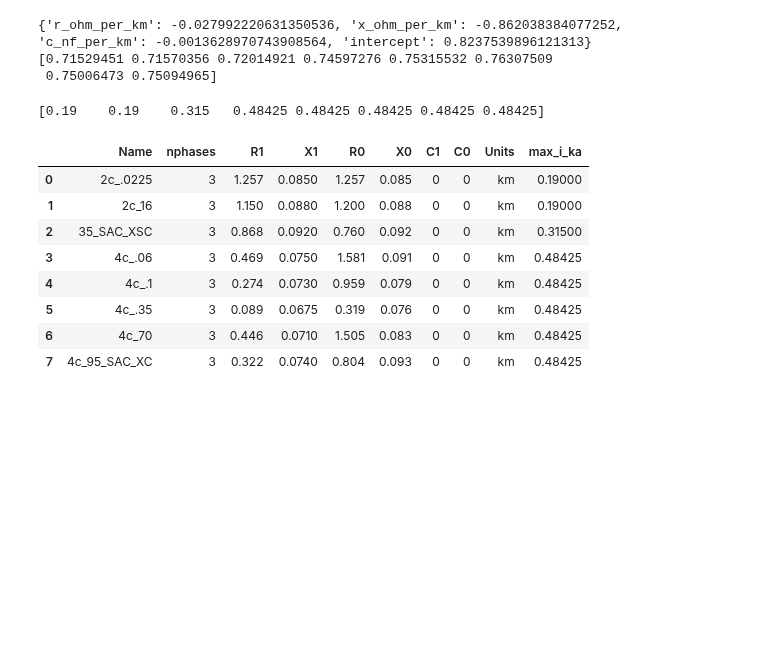
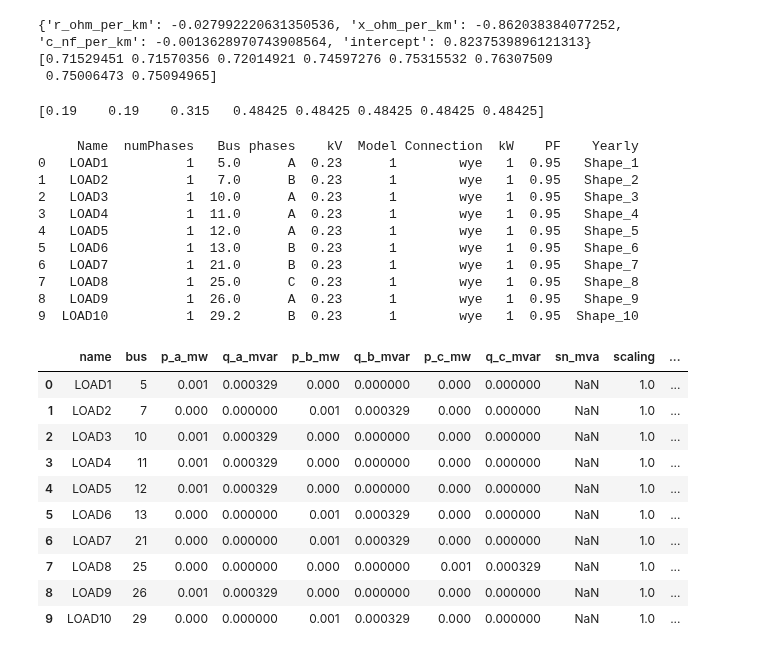
Before and after one commit to antoniovitorvb/IST-thesis-hosting-capacity, a Jupyter notebook: code/power_run2.ipynb, the cells around one changed output. Saved outputs shown, nothing was run; the diff lists cells and outputs as text; code cells hidden in the pictures; blank space fills up the shorter version.

```diff
--- a/code/power_run2.ipynb
+++ b/code/power_run2.ipynb
@@ -126,27 +126,22 @@ x_test_scaled = scaler.fit_transform(x_test)
 knn = KNeighborsRegressor(n_neighbors=4)
 knn.fit(X_scaled, Y)
 
-y_pred = knn.predict(x_test_scaled)
-print(y_pred)
+y_pred_knn = knn.predict(x_test_scaled)
+print(y_pred_knn)
 
-lineCodes_df['max_i_ka'] = y_pred
-lineCodes_df
+# lineCodes_df['max_i_ka'] = y_pred_knn
+# lineCodes_df
 # %% [output]
 [0.19    0.19    0.315   0.48425 0.48425 0.48425 0.48425 0.48425]
-|  | Name | nphases | R1 | X1 | R0 | X0 | C1 | C0 | Units | max_i_ka |
-| 0 | 2c_.0225 | 3 | 1.257 | 0.0850 | 1.257 | 0.085 | 0 | 0 | km | 0.19000 |
-| 1 | 2c_16 | 3 | 1.150 | 0.0880 | 1.200 | 0.088 | 0 | 0 | km | 0.19000 |
-| 2 | 35_SAC_XSC | 3 | 0.868 | 0.0920 | 0.760 | 0.092 | 0 | 0 | km | 0.31500 |
-| 3 | 4c_.06 | 3 | 0.469 | 0.0750 | 1.581 | 0.091 | 0 | 0 | km | 0.48425 |
-| 4 | 4c_.1 | 3 | 0.274 | 0.0730 | 0.959 | 0.079 | 0 | 0 | km | 0.48425 |
-| 5 | 4c_.35 | 3 | 0.089 | 0.0675 | 0.319 | 0.076 | 0 | 0 | km | 0.48425 |
-| 6 | 4c_70 | 3 | 0.446 | 0.0710 | 1.505 | 0.083 | 0 | 0 | km | 0.48425 |
-| 7 | 4c_95_SAC_XC | 3 | 0.322 | 0.0740 | 0.804 | 0.093 | 0 | 0 | km | 0.48425 |
+# %%
+lineCodes_df['max_i_ka'] = y_pred_knn
+# lineCodes_df['max_i_ka'] = y_pred_lr
 # %%
 full_line_df = lines_df.merge(lineCodes_df, left_on="LineCode", right_on="Name", how="left")
 full_line_df.head(10)
 
-for _, line in full_line_df.head().iterrows():
+net.line.drop(net.line.index, inplace=True)
+for _, line in full_line_df.iterrows():
     # print(line)
     pp.create_line_from_parameters(
         net, from_bus = line['Bus1'], to_bus = line['Bus2'],
@@ -161,0 +155,57 @@ for _, line in full_line_df.head().iterrows():
+# %%
+import math
+
+# Create Loads
+loads_df = pd.read_excel(os.path.join(data_dir, "Loads.xlsx"), skiprows=2)
+print(loads_df.head(10))
+
+net.asymmetric_load.drop(net.asymmetric_load.index, inplace=True)
+load_map = {}
+for _, row in loads_df.iterrows():
+    # print(_, '->', row)
+    bus_id = math.floor(row['Bus'])
+    pa = qa = pb = qb = pc = qc = 0
+    if (bus_id in bus_map) & (row['phases'] in {'A', 'B', 'C'}):
+        if row['phases']=='A':
+            pa = row['kW'] / 1000
+            qa = row['kW']/1000 * np.tan(np.arccos(row['PF']))
+
+        elif row['phases']=='B':
+            pb = row['kW'] / 1000
+            qb = row['kW']/1000 * np.tan(np.arccos(row['PF']))
+        else: # row['phases']=='C'
+            pc = row['kW'] / 1000
+            qc = row['kW']/1000 * np.tan(np.arccos(row['PF']))
+        load = pp.create_asymmetric_load(
+            net, bus=bus_id,
+            p_a_mw=pa, q_a_mvar=qa,
+            p_b_mw=pb, q_b_mvar=qb,
+            p_c_mw=pc, q_c_mvar=qc,
+            name=row['Name']
+        )
+        load_map[load] = row['Yearly']
+
+net.asymmetric_load.head(10)
+# %% [output]
+     Name  numPhases   Bus phases    kV  Model Connection  kW    PF    Yearly
+0   LOAD1          1   5.0      A  0.23      1        wye   1  0.95   Shape_1
+1   LOAD2          1   7.0      B  0.23      1        wye   1  0.95   Shape_2
+2   LOAD3          1  10.0      A  0.23      1        wye   1  0.95   Shape_3
+3   LOAD4          1  11.0      A  0.23      1        wye   1  0.95   Shape_4
+4   LOAD5          1  12.0      A  0.23      1        wye   1  0.95   Shape_5
+5   LOAD6          1  13.0      B  0.23      1        wye   1  0.95   Shape_6
+6   LOAD7          1  21.0      B  0.23      1        wye   1  0.95   Shape_7
+7   LOAD8          1  25.0      C  0.23      1        wye   1  0.95   Shape_8
+8   LOAD9          1  26.0      A  0.23      1        wye   1  0.95   Shape_9
+9  LOAD10          1  29.2      B  0.23      1        wye   1  0.95  Shape_10
+|  | name | bus | p_a_mw | q_a_mvar | p_b_mw | q_b_mvar | p_c_mw | q_c_mvar | sn_mva | scaling | ... |
+| 0 | LOAD1 | 5 | 0.001 | 0.000329 | 0.000 | 0.000000 | 0.000 | 0.000000 | NaN | 1.0 | ... |
+| 1 | LOAD2 | 7 | 0.000 | 0.000000 | 0.001 | 0.000329 | 0.000 | 0.000000 | NaN | 1.0 | ... |
+| 2 | LOAD3 | 10 | 0.001 | 0.000329 | 0.000 | 0.000000 | 0.000 | 0.000000 | NaN | 1.0 | ... |
+| 3 | LOAD4 | 11 | 0.001 | 0.000329 | 0.000 | 0.000000 | 0.000 | 0.000000 | NaN | 1.0 | ... |
+| 4 | LOAD5 | 12 | 0.001 | 0.000329 | 0.000 | 0.000000 | 0.000 | 0.000000 | NaN | 1.0 | ... |
+| 5 | LOAD6 | 13 | 0.000 | 0.000000 | 0.001 | 0.000329 | 0.000 | 0.000000 | NaN | 1.0 | ... |
+| 6 | LOAD7 | 21 | 0.000 | 0.000000 | 0.001 | 0.000329 | 0.000 | 0.000000 | NaN | 1.0 | ... |
+| 7 | LOAD8 | 25 | 0.000 | 0.000000 | 0.000 | 0.000000 | 0.001 | 0.000329 | NaN | 1.0 | ... |
+| 8 | LOAD9 | 26 | 0.001 | 0.000329 | 0.000 | 0.000000 | 0.000 | 0.000000 | NaN | 1.0 | ... |
+| 9 | LOAD10 | 29 | 0.000 | 0.000000 | 0.001 | 0.000329 | 0.000 | 0.000000 | NaN | 1.0 | ... |
```
Also changed, not shown: parts of 8 cells of this notebook, 2 other files.
